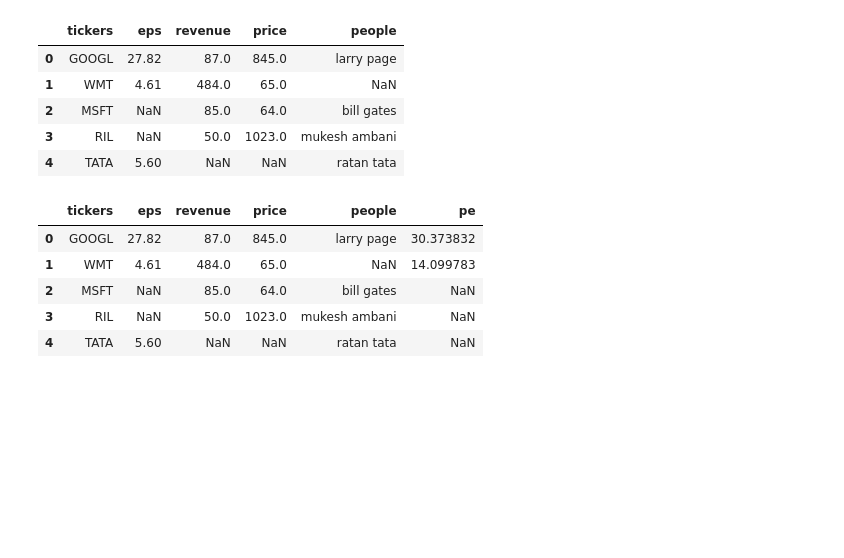
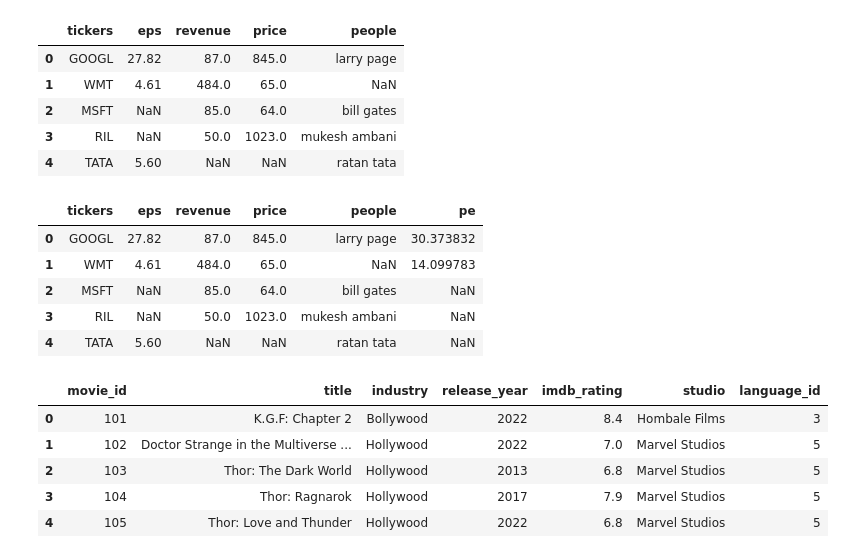
Before and after one commit to PramodZirale/Code_Basics, a Jupyter notebook: Pandas/2_read_write_to_excel/read_write_csv_excel_exercise.ipynb, the cells around one changed output. Saved outputs shown, nothing was run; the diff lists cells and outputs as text; code cells hidden in the pictures; blank space fills up the shorter version.

```diff
--- a/Pandas/2_read_write_to_excel/read_write_csv_excel_exercise.ipynb
+++ b/Pandas/2_read_write_to_excel/read_write_csv_excel_exercise.ipynb
@@ -51,3 +51,13 @@ df
 | 4 | TATA | 5.60 | NaN | NaN | ratan tata | NaN |
 # %%
 df.to_csv('pe.csv', index=False)
+# %%
+df_movies = pd.read_excel('./movies_db.xlsx','movies')
+df_movies.head(5)
+# %% [output]
+|  | movie_id | title | industry | release_year | imdb_rating | studio | language_id |
+| 0 | 101 | K.G.F: Chapter 2 | Bollywood | 2022 | 8.4 | Hombale Films | 3 |
+| 1 | 102 | Doctor Strange in the Multiverse ... | Hollywood | 2022 | 7.0 | Marvel Studios | 5 |
+| 2 | 103 | Thor: The Dark World | Hollywood | 2013 | 6.8 | Marvel Studios | 5 |
+| 3 | 104 | Thor: Ragnarok | Hollywood | 2017 | 7.9 | Marvel Studios | 5 |
+| 4 | 105 | Thor: Love and Thunder | Hollywood | 2022 | 6.8 | Marvel Studios | 5 |
```
Also changed, not shown: parts of 7 cells of this notebook, 2 other files.
